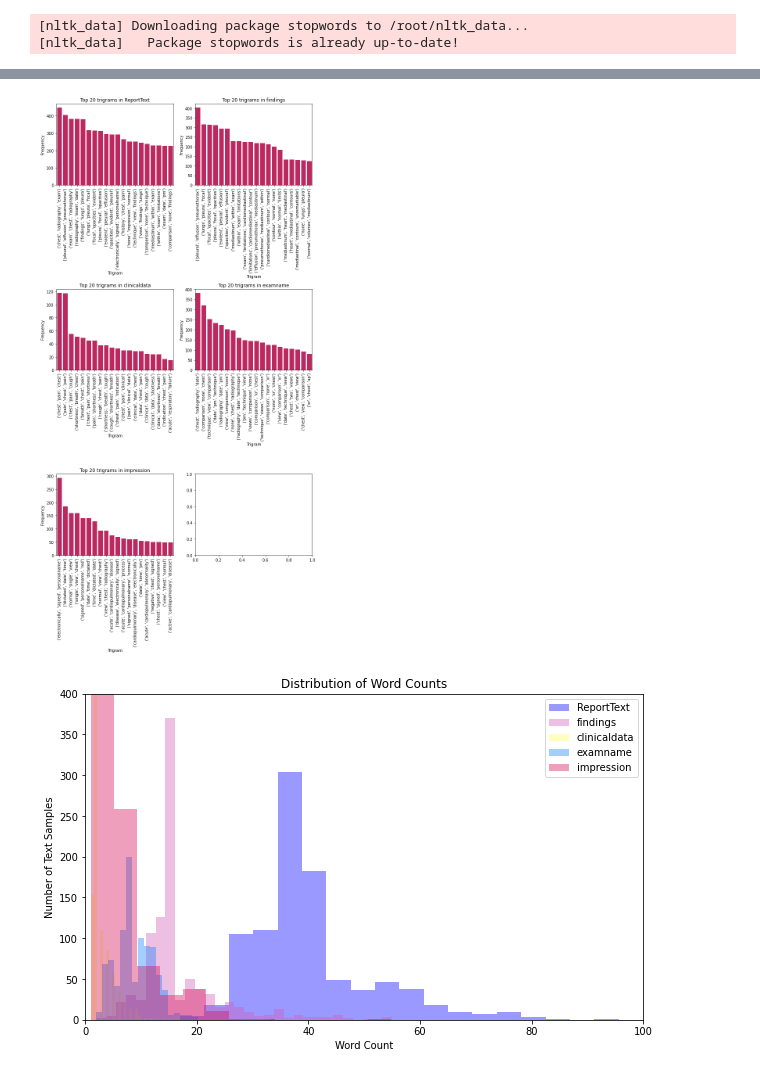
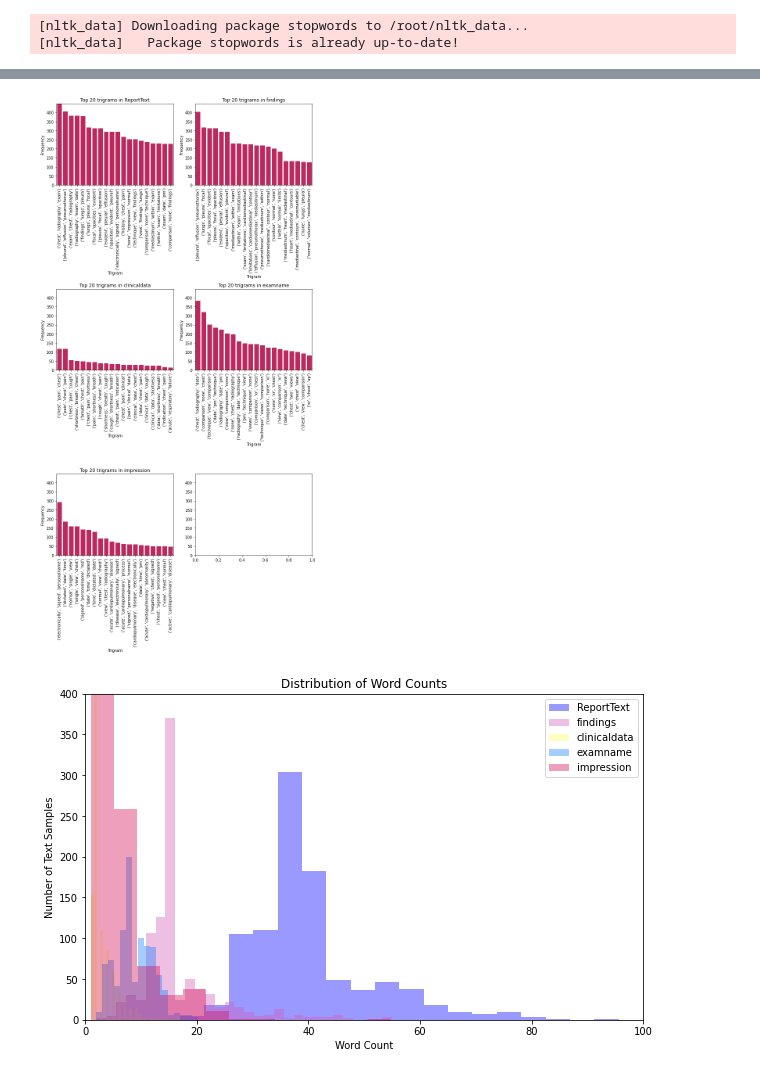
Before and after one commit to isabelklint/final_oa, a Jupyter notebook: final_oa.ipynb, the cells around one changed output, grey strips where cells are left out. Saved outputs shown, nothing was run; the diff lists cells and outputs as text; code cells hidden in the pictures.

```diff
--- a/final_oa.ipynb
+++ b/final_oa.ipynb
@@ -180,31 +223,39 @@ plt.show()
 # %%
-# visualise most frequent tri-grams in text in a grid
 text_columns = ['ReportText', 'findings', 'clinicaldata', 'examname', 'impression']
 
 fig, axes = plt.subplots(nrows=3, ncols=2, figsize=(10, 20))
 fig.tight_layout(pad=20.0)
+
+max_frequency = 0
 
 for i, col in enumerate(text_columns):
     data = " ".join(field for field in df[col])
     words = data.split()
     trigrams = ngrams(words, 3)
     ngrams_count = Counter(trigrams)
     top_ngrams = ngrams_count.most_common(20)
     top_ngrams_df = pd.DataFrame(top_ngrams, columns=['n-gram', 'frequency'])
 
     row = i // 2
     col = i % 2
     sns.barplot(ax=axes[row][col], x='n-gram', y='frequency', data=top_ngrams_df, color='#D41159')
-    # axes[row][col].set_title(f'Top 20 trigrams in {col}')
     axes[row][col].set_title(f'Top 20 trigrams in {text_columns[i]}')
     axes[row][col].set_xlabel('Trigram')
     axes[row][col].set_ylabel('Frequency')
     axes[row][col].set_xticklabels(top_ngrams_df['n-gram'], rotation=90)
 
+    # Get the maximum frequency among all the subplots
+    max_frequency = max(max_frequency, top_ngrams_df['frequency'].max())
+
+# Set the common y-axis limit for all the subplots
+for row in axes:
+    for subplot in row:
+        subplot.set_ylim(0, max_frequency)
+
 plt.tight_layout()
 plt.show()
 # %% [output]
-[figure, old version]
+[figure, new version]
 # %%
 # visualise word count of each field
 text_columns = ['ReportText', 'findings', 'clinicaldata', 'examname', 'impression']
```
Also changed, not shown: parts of 24 cells of this notebook.
